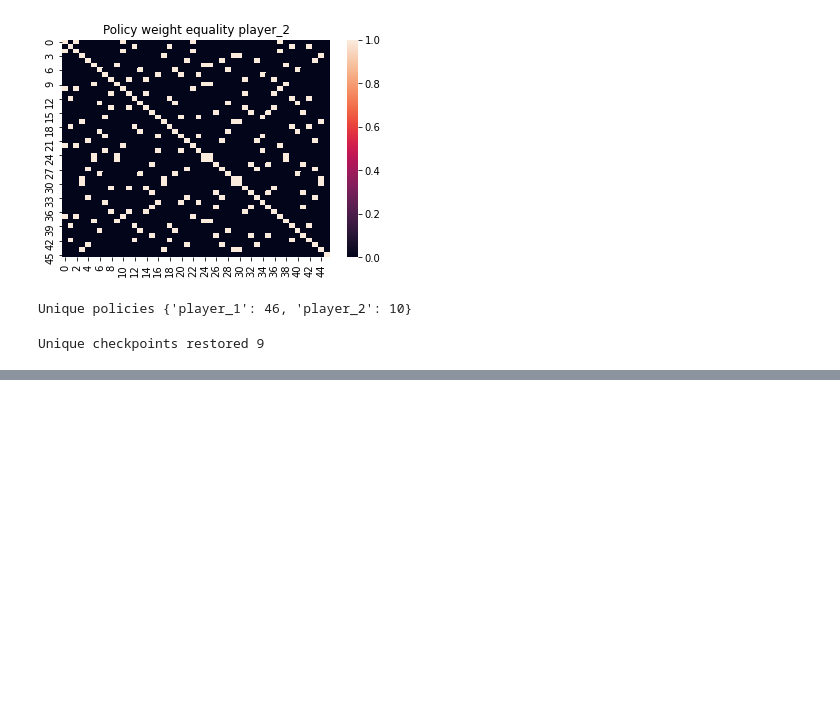
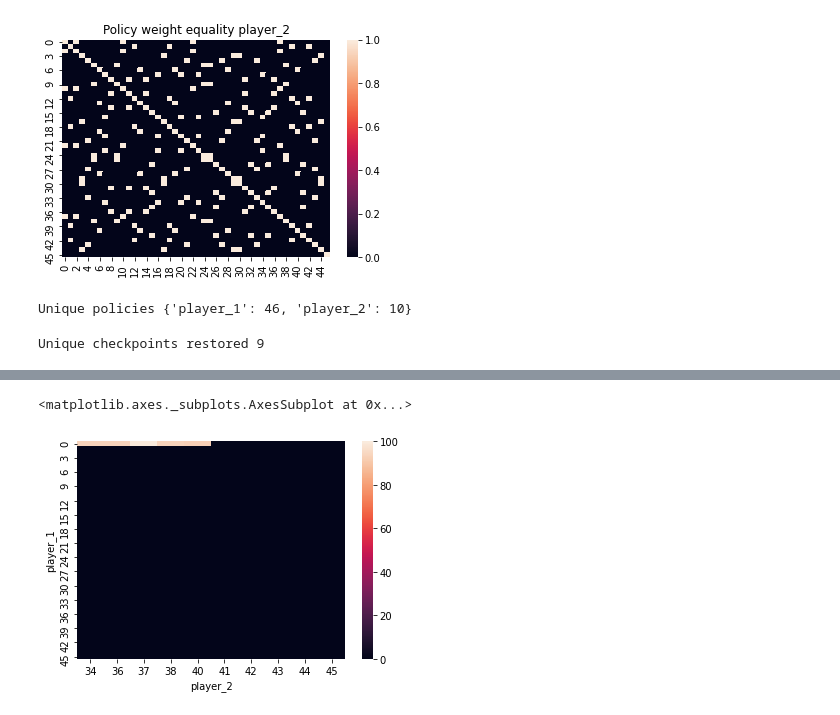
Before and after one commit to HumanCompatibleAI/better-adversarial-defenses, a Jupyter notebook: ap_rllib_experiment_analysis/youshallnotpass_rllib-analysis-eval.ipynb, the cells around one changed output, grey strips where cells are left out. Cells and saved outputs as stored; diff of their text form; code cells hidden in the pictures; blank space fills up the shorter version.

Commit message:
Add policies comparison as a heatmap and as a graph

```diff
--- a/ap_rllib_experiment_analysis/youshallnotpass_rllib-analysis-eval.ipynb
+++ b/ap_rllib_experiment_analysis/youshallnotpass_rllib-analysis-eval.ipynb
@@ -335,0 +319,6 @@ eval_data
+# %%
+for i, dta in enumerate(eval_data):
+    for key, val in dta.items():
+        if not key.endswith('reward'): continue
+        print(i, key, val)
+        df_to_eval.loc[i, key] = val
@@ -335,0 +359,8 @@ eval_data
+# %%
+df_pivot = pd.pivot_table(df_to_eval, values='wins_policy_player_1_reward', index=['player_1'],
+                    columns=['player_2'], aggfunc=np.sum)
+# %%
+sns.heatmap(df_pivot)
+# %% [output]
+<matplotlib.axes._subplots.AxesSubplot at 0x...>
+[figure, added]
```
Also changed, not shown: parts of 11 cells of this notebook.
